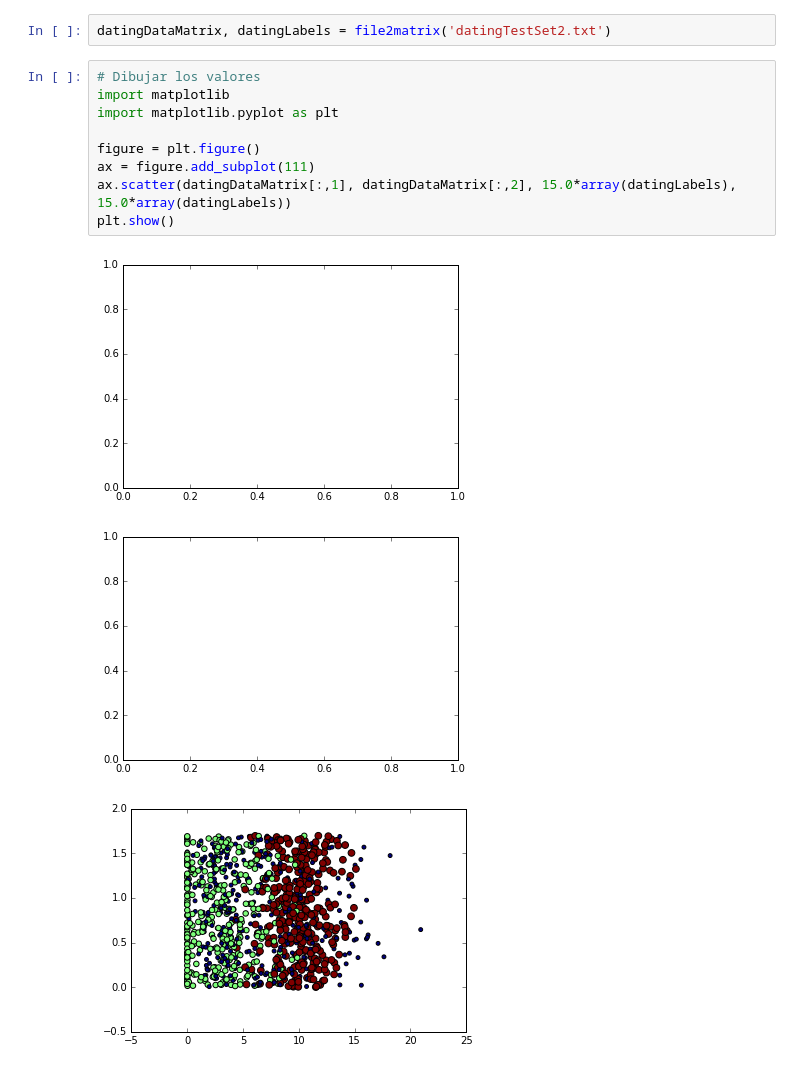
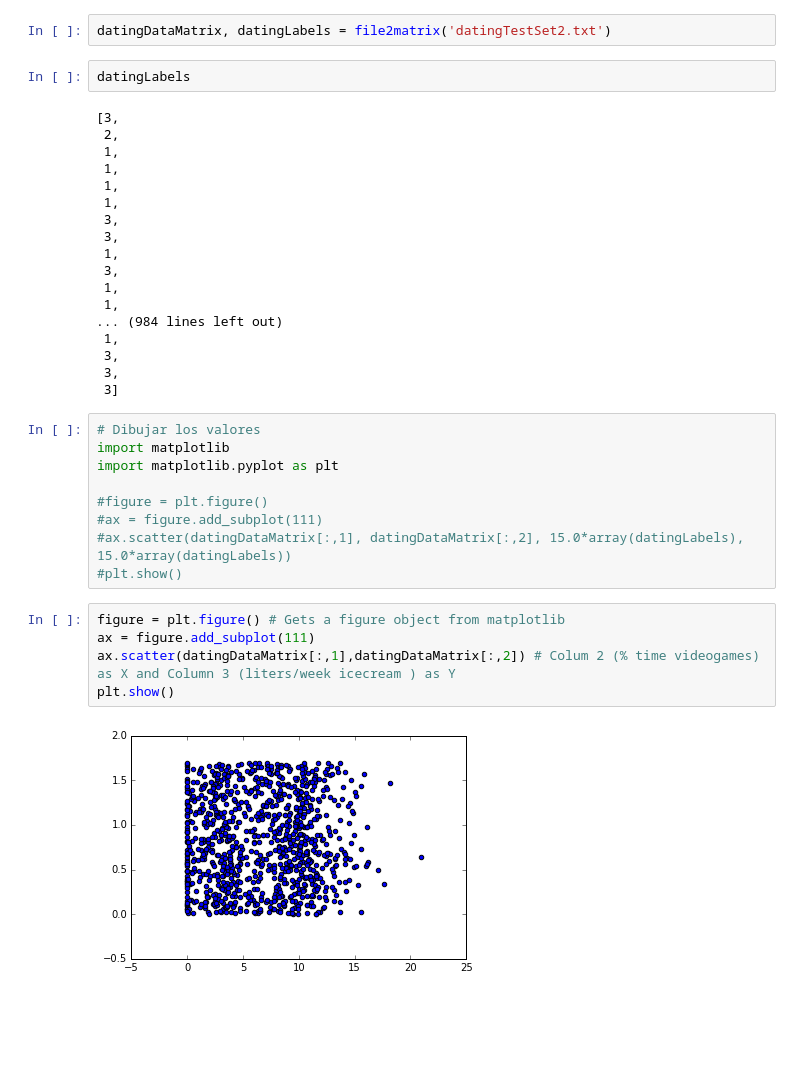
Before and after one commit to juanmadlg/dl-test-notebooks, a Jupyter notebook: Machine Learning - kNN - Improving matches from a dating site with kNN.ipynb, the cells around one changed output. Saved outputs shown, nothing was run; the diff lists cells and outputs as text; blank space fills up the shorter version.

```diff
--- a/Machine Learning - kNN - Improving matches from a dating site with kNN.ipynb
+++ b/Machine Learning - kNN - Improving matches from a dating site with kNN.ipynb
@@ -26,16 +26,39 @@ def file2matrix(filename):
     return matrix, classLabelVector
 # %%
 datingDataMatrix, datingLabels = file2matrix('datingTestSet2.txt')
+# %%
+datingLabels
+# %% [output]
+[3,
+ 2,
+ 1,
+ 1,
+ 1,
+ 1,
+ 3,
+ 3,
+ 1,
+ 3,
+ 1,
+ 1,
+... (984 lines left out)
+ 1,
+ 3,
+ 3,
+ 3]
 # %%
 # Dibujar los valores
 import matplotlib
 import matplotlib.pyplot as plt
 
-figure = plt.figure()
-ax = figure.add_subplot(111)
-ax.scatter(datingDataMatrix[:,1], datingDataMatrix[:,2], 15.0*array(datingLabels), 15.0*array(datingLabels))
-plt.show()
+#figure = plt.figure()
+#ax = figure.add_subplot(111)
+#ax.scatter(datingDataMatrix[:,1], datingDataMatrix[:,2], 15.0*array(datingLabels), 15.0*array(datingLabels))
+#plt.show()
-# %% [output]
-[figure, removed]
-[figure, removed]
-[figure, removed]
+# %%
+figure = plt.figure() # Gets a figure object from matplotlib
+ax = figure.add_subplot(111)
+ax.scatter(datingDataMatrix[:,1],datingDataMatrix[:,2]) # Colum 2 (% time videogames) as X and Column 3 (liters/week icecream ) as Y
+plt.show()
+# %% [output]
+[figure, added]
```
Also changed, not shown: parts of 4 cells of this notebook.
